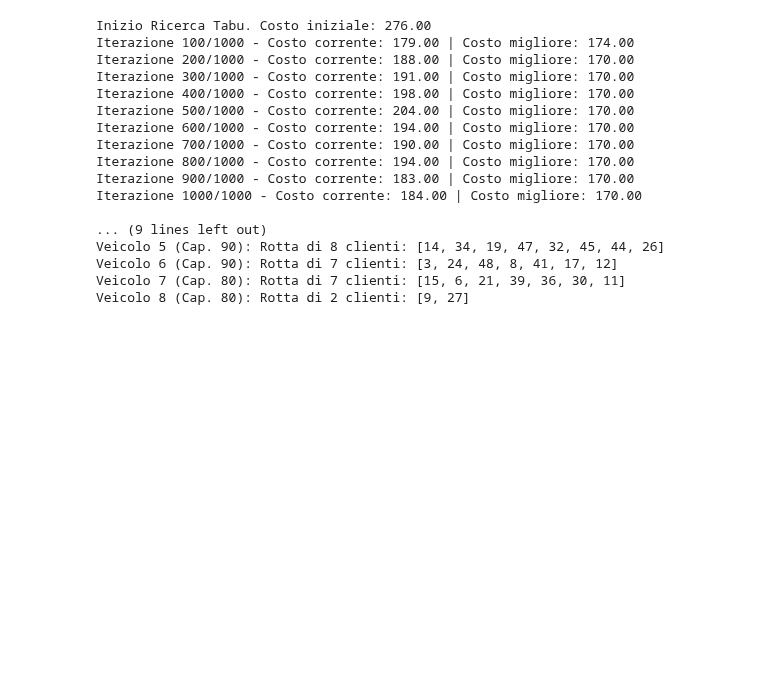
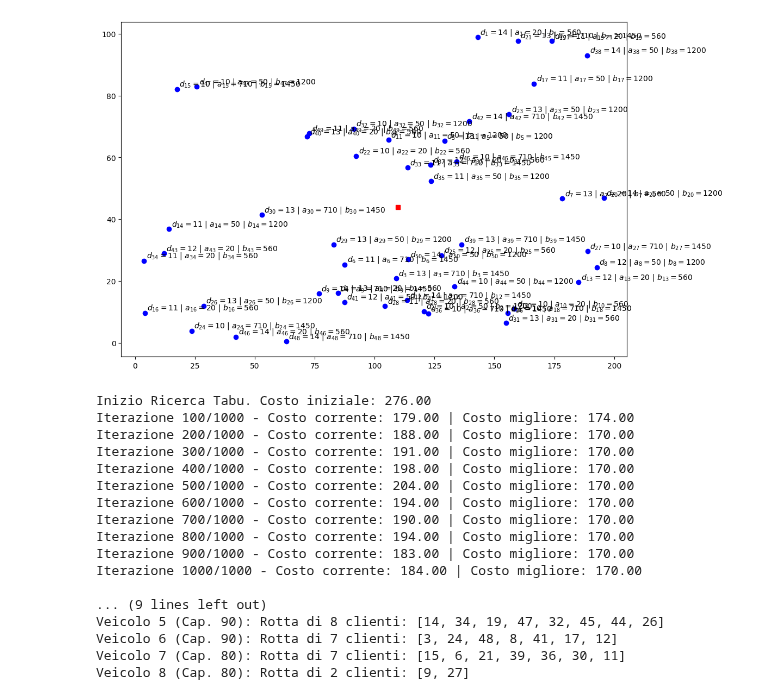
Before and after one commit to manseell/AOCR-Project, a Jupyter notebook: AOCR_Algoritmo_TabuSearch_50.ipynb, the cells around one changed output. Drawn from its saved outputs; the diff is of its cells as text; code cells hidden in the pictures; blank space fills up the shorter version.

```diff
--- a/AOCR_Algoritmo_TabuSearch_50.ipynb
+++ b/AOCR_Algoritmo_TabuSearch_50.ipynb
@@ -63,6 +63,15 @@ s = {(i,k): np.random.randint(3,5) if i!=0 and i!=n+1 else 0 for i in N for k in
 
 # Stato globale (usato per simulare gli attributi )
 STATE = {}
+# %%
+# Visualizzazione deposito e punti vendita
+plt.figure(figsize=(12,8))
+plt.plot(xc[0], yc[0], c='r', marker='s')     # Nodo deposito
+plt.scatter(xc[1:n+1], yc[1:n+1], c='b')          # Nodi punti vendita
+for i in P:
+  plt.annotate("$d_{%i}=%d$ | $a_{%i}=%d$ | $b_{%i}=%d$" %(i, d[i], i, a[i], i, b[i]), (xc[i]+1, yc[i]+1))
+# %% [output]
+[figure, added]
 # %%
 # --- FUNZIONI DI VERIFICA VRPTW ---
 
```
Also changed, not shown: 2 other files.
